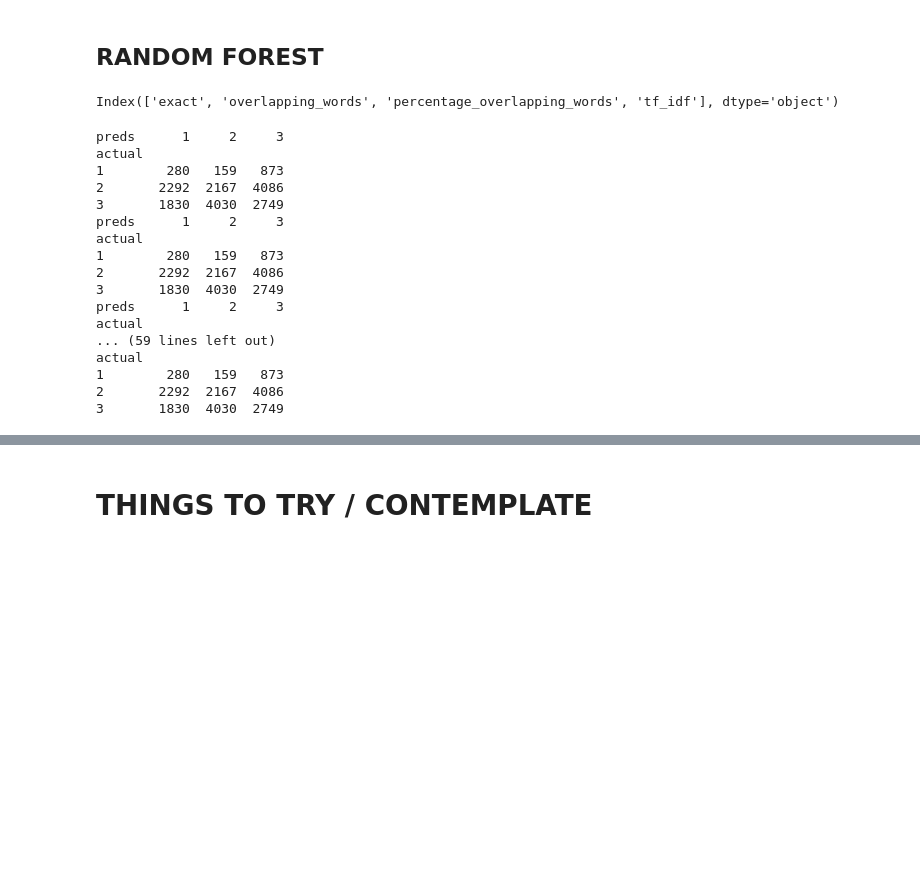
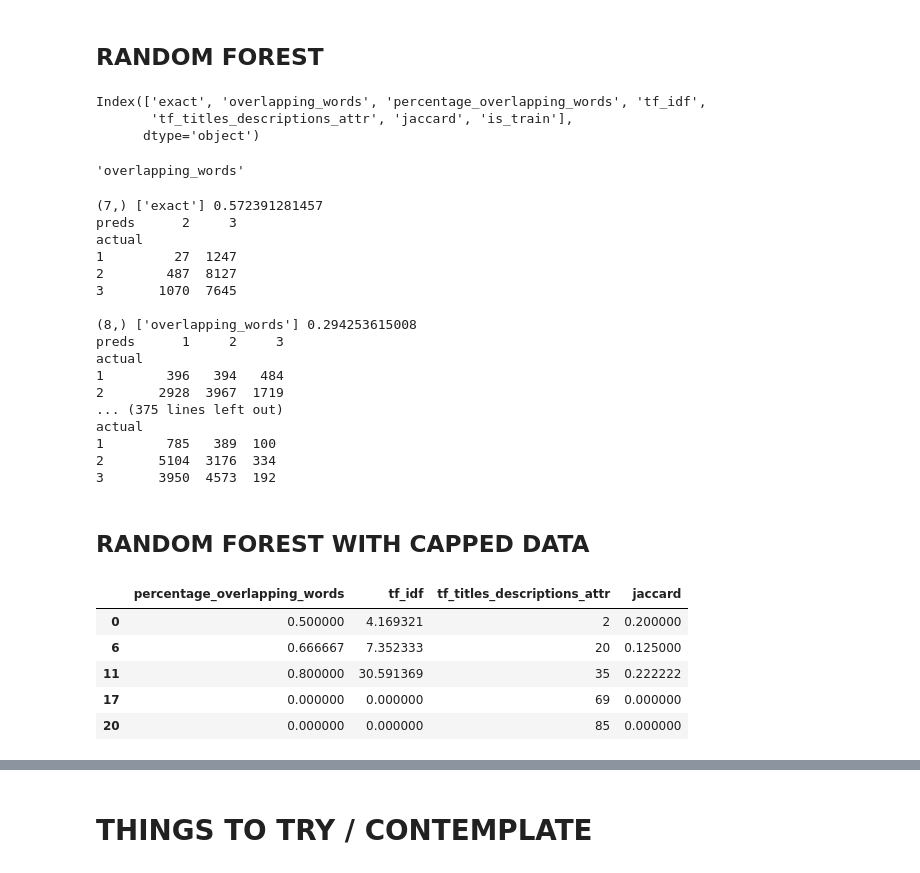
Before and after one commit to zadrozny/thinkful, a Jupyter notebook: kaggle/HomeDepot.ipynb, the cells around one changed output, grey strips where cells are left out. Cells and saved outputs as stored; diff of their text form; code cells hidden in the pictures; blank space fills up the shorter version.

```diff
--- a/kaggle/HomeDepot.ipynb
+++ b/kaggle/HomeDepot.ipynb
@@ -188,9 +220,9 @@ train_data, test_data = train[train['is_train']==True], train[train['is_train']=
 # %% [markdown]
 ## F1 Score
 # %%
-def f1(ct, preds):
+def f1(ct, preds, data):
     '''Returns the F1 score given the confusion matrix generated with a set of predictions'''
-    index = list(pd.crosstab(test_data['relevance_rounded'], preds))
+    index = list(pd.crosstab(data['relevance_rounded'], preds))
     total = 0
     for i in list(ct):
         total += sum(list(ct[i]))
@@ -219,8 +251,7 @@ Index(['id', 'product_uid', 'product_title', 'search_term', 'relevance',
 # %% [markdown]
 ## RANDOM FOREST
 # %%
-def random_forest(features):
-    # clf = RandomForestClassifier(n_jobs=2)
+def random_forest(features, train_data, test_data):
     clf = RandomForestClassifier(n_jobs=2, class_weight = 'balanced', oob_score = False, criterion = 'entropy')
 
     y, _ = pd.factorize(train_data['relevance_rounded']) # 0, 1, 2
@@ -234,41 +265,55 @@ def random_forest(features):
     target_names = ['1', '2', '3']
     out = [target_names[pred] for pred in preds]
 
-    # preds = target_names[clf.predict(test[features])]
-
-    preds = clf.predict(test_data[features])
-
-    pd.crosstab(test_data['relevance_rounded'], np.asarray(out), rownames=['actual'], colnames=['preds'])
+    ct = pd.crosstab(test_data['relevance_rounded'], np.asarray(out), rownames=['actual'], colnames=['preds'])
 
     return (ct, preds)
 # %%
 # Features
-train.columns[7:-1]
+train.columns[7:]
 # %% [output]
-Index(['exact', 'overlapping_words', 'percentage_overlapping_words', 'tf_idf'], dtype='object')
+Index(['exact', 'overlapping_words', 'percentage_overlapping_words', 'tf_idf',
+       'tf_titles_descriptions_attr', 'jaccard', 'is_train'],
+      dtype='object')
+# %%
+train.columns[8]
+# %% [output]
+'overlapping_words'
 # %%
 for n in range(1, 5):
-    for comb in combinations([7, 8, 9, 10], n):
+    for comb in combinations([7, 8, 9, 10, 11, 12], n):
 #         print(comb)
         features = train.columns[list(comb)]
-        ct, preds = random_forest(features)
-#         print(comb, f1(ct, preds))
+        ct, preds = random_forest(features, train_data, test_data)
+        print(comb, [train.columns[f] for f in comb], f1(ct, preds, test_data))
         print(ct)
+        print()
 # %% [output]
+(7,) ['exact'] 0.572391281457
+preds      2     3
+actual
+1         27  1247
+2        487  8127
+3       1070  7645
+
+(8,) ['overlapping_words'] 0.294253615008
 preds      1     2     3
 actual
-1        280   159   873
-2       2292  2167  4086
-3       1830  4030  2749
-preds      1     2     3
+1        396   394   484
+2       2928  3967  1719
+... (375 lines left out)
 actual
-1        280   159   873
-2       2292  2167  4086
-3       1830  4030  2749
-preds      1     2     3
-actual
-... (59 lines left out)
-actual
-1        280   159   873
-2       2292  2167  4086
-3       1830  4030  2749
+1        785   389  100
+2       5104  3176  334
+3       3950  4573  192
+# %% [markdown]
+## RANDOM FOREST WITH CAPPED DATA
+# %%
+test_data[features].head()
+# %% [output]
+|  | percentage_overlapping_words | tf_idf | tf_titles_descriptions_attr | jaccard |
+| 0 | 0.500000 | 4.169321 | 2 | 0.200000 |
+| 6 | 0.666667 | 7.352333 | 20 | 0.125000 |
+| 11 | 0.800000 | 30.591369 | 35 | 0.222222 |
+| 17 | 0.000000 | 0.000000 | 69 | 0.000000 |
+| 20 | 0.000000 | 0.000000 | 85 | 0.000000 |
```
Also changed, not shown: parts of 46 cells of this notebook.
